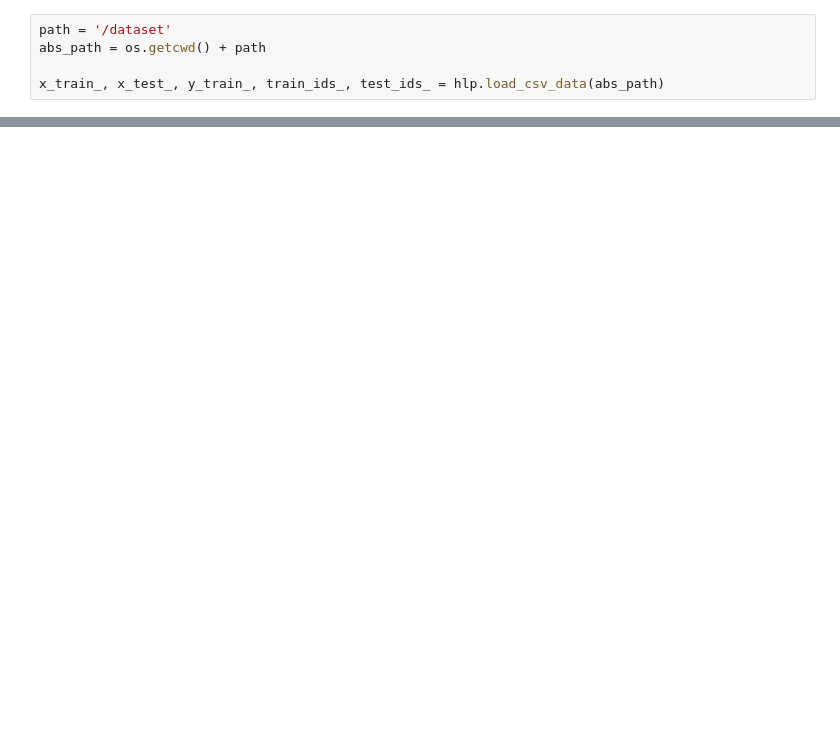
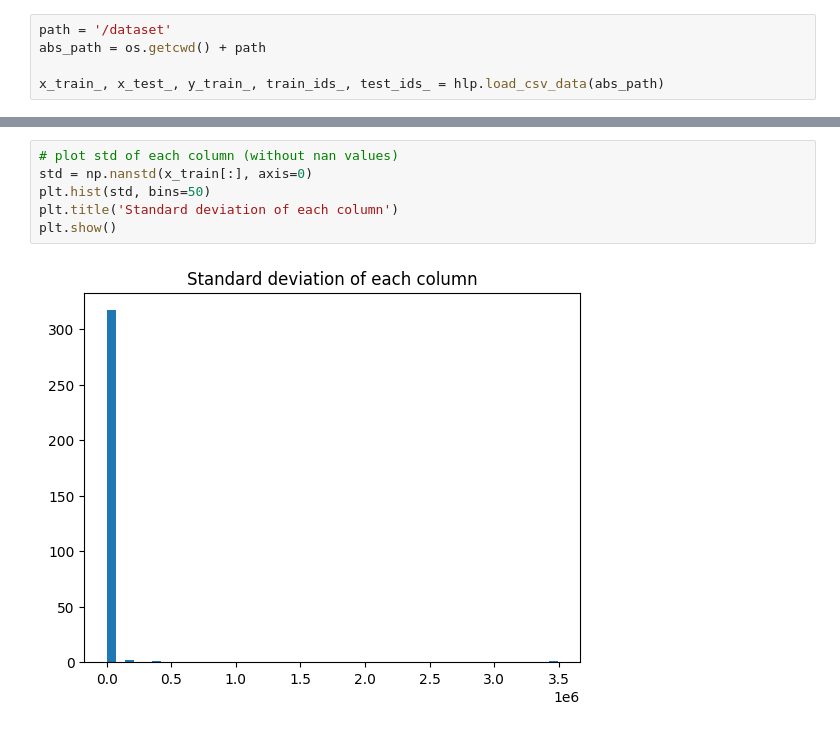
Before and after one commit to melinacherchali/CHD-Predictor, a Jupyter notebook: main.ipynb, the cells around one changed output, grey strips where cells are left out. Saved outputs shown, nothing was run; the diff lists cells and outputs as text; blank space fills up the shorter version.

```diff
--- a/main.ipynb
+++ b/main.ipynb
@@ -42,0 +65,8 @@ plt.show()
+# %%
+# plot std of each column (without nan values)
+std = np.nanstd(x_train[:], axis=0)
+plt.hist(std, bins=50)
+plt.title('Standard deviation of each column')
+plt.show()
+# %% [output]
+[figure, added]
```
Also changed, not shown: parts of 23 cells of this notebook, 1 other file.
